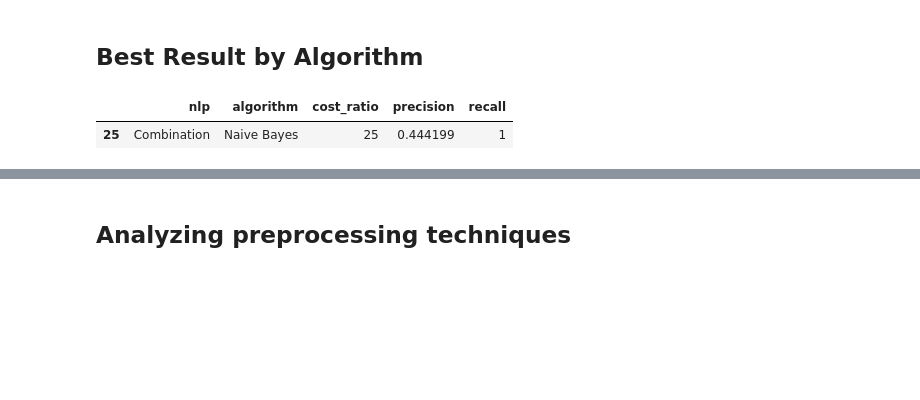
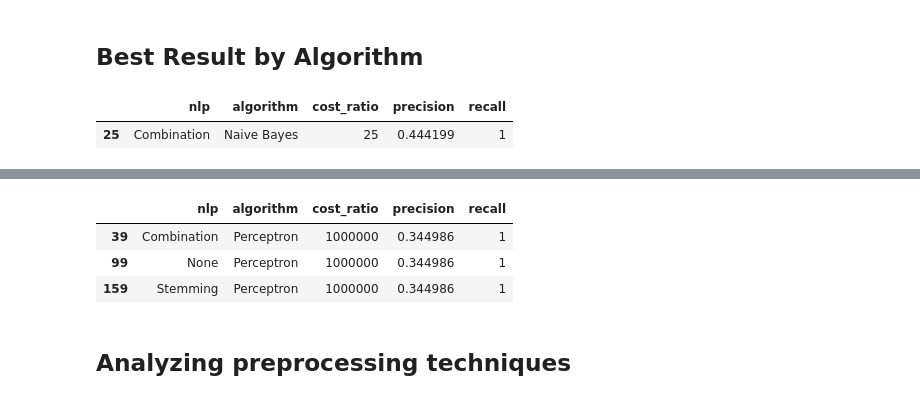
Before and after one commit to borjaeg/thete, a Jupyter notebook: Paper-Analysis.ipynb, the cells around one changed output, grey strips where cells are left out. Saved outputs shown, nothing was run; the diff lists cells and outputs as text; code cells hidden in the pictures; blank space fills up the shorter version.

Commit message:
adding perceptron to experiments

```diff
--- a/Paper-Analysis.ipynb
+++ b/Paper-Analysis.ipynb
@@ -41,3 +41,10 @@ get_best(data, "Logistic")
+# %%
+get_best(data, "Perceptron")
+# %% [output]
+|  | nlp | algorithm | cost_ratio | precision | recall |
+| 39 | Combination | Perceptron | 1000000 | 0.344986 | 1 |
+| 99 | None | Perceptron | 1000000 | 0.344986 | 1 |
+| 159 | Stemming | Perceptron | 1000000 | 0.344986 | 1 |
 # %% [markdown]
 ## Analyzing preprocessing techniques
 # %% [markdown]
```
Also changed, not shown: parts of 5 cells of this notebook, 4 other files.
